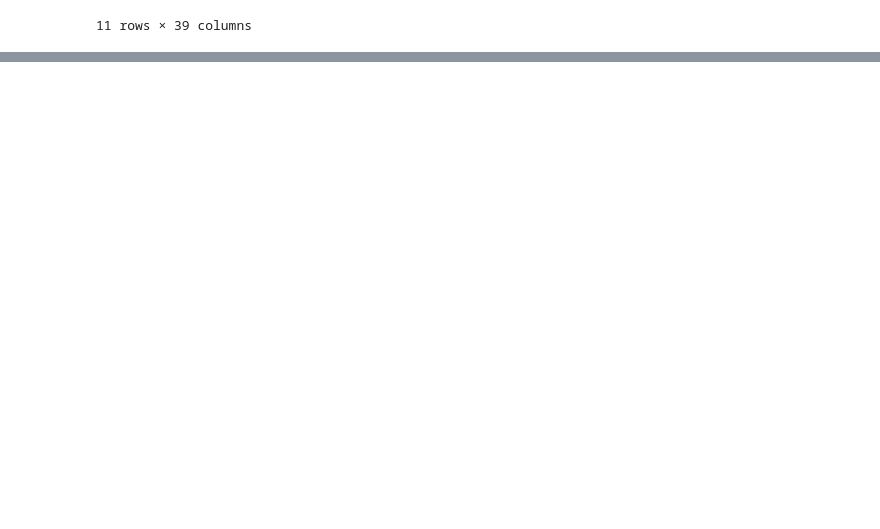
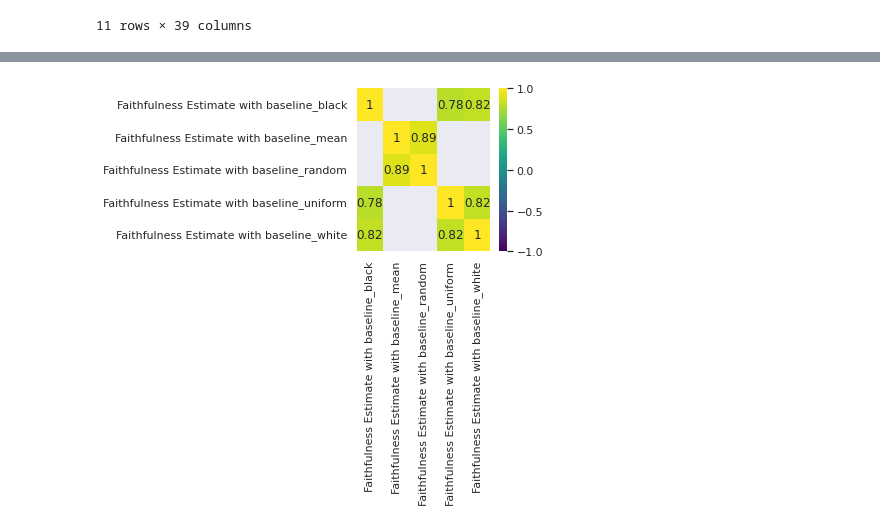
Before and after one commit to multitel-ai/Evaluation-XAI-Metrics-GD6-TRAIL, a Jupyter notebook: XAI_analysis_correlations_avg_aggreg.ipynb, the cells around one changed output, grey strips where cells are left out. Saved outputs shown, nothing was run; the diff lists cells and outputs as text; code cells hidden in the pictures; blank space fills up the shorter version.

Commit message:
add corr matrices for metrics with different baselines

```diff
--- a/XAI_analysis_correlations_avg_aggreg.ipynb
+++ b/XAI_analysis_correlations_avg_aggreg.ipynb
@@ -260,19 +216,30 @@ plt.show()
+# %%
+tau_values, p_values = compute_kendau_tau(dico_ranks, metrics_with_baselines)
 # %%
-# Correlation Matrix with only significative values (Holm Correction)
-from statsmodels.stats.multitest import multipletests
-
-p_values_flattened = [p_value for sublist in p_values for p_value in sublist]
-reject, pvals_corrected, _, alphacBonf = multipletests(p_values_flattened,
-                                                       alpha=0.05,
-                                                       method='holm')
-
-sn.heatmap(tau_values,
+def plot_corr_matrix(tau_values, p_values, labels, masked=False, show=True, save=False, path='', fig_size=(23.4,16.54)):
+    sn.set(rc={'figure.figsize': fig_size})
+    if masked:
+        p_values_flattened = [p_value for sublist in p_values for p_value in sublist]
+        reject, _, _, _ = multipletests(p_values_flattened, alpha=0.05, method='holm')
+        sn.heatmap(tau_values,
+                   annot=True,
+                   vmin=-1,
+                   vmax=1,
+                   xticklabels=labels,
+                   yticklabels=labels,
+                   mask=np.invert(reject).reshape((len(labels),len(labels))),
+                   cmap='viridis')
+    else:
+        sn.heatmap(tau_values,
            annot=True,
            vmin=-1,
            vmax=1,
-           xticklabels=metrics_with_baselines,
-           yticklabels=metrics_with_baselines,
-           mask=np.invert(reject).reshape((len(metrics_with_baselines),len(metrics_with_baselines))),
+           xticklabels=labels,
+           yticklabels=labels,
            cmap='viridis')
-plt.savefig('./results/corr_matrix_avg_aggreg_holm_corr.png')
-plt.show()
+
+    if save:
+        plt.savefig(path, bbox_inches='tight')
+    if show:
+        plt.show()
+    plt.close()
@@ -280,0 +255,7 @@ plt.show()
+# %%
+selected_metrics = [m for m in metrics_with_baselines if 'Faithfulness Estimate' in m]
+selected_tau_values, selected_p_values = compute_kendau_tau(dico_ranks, selected_metrics)
+plot_corr_matrix(selected_tau_values, selected_p_values, selected_metrics, masked=True, save=True,
+                 path='./results/corr_matrix_avg_aggreg_holm_corr_faithfulness_estimate.png', fig_size=(3,3))
+# %% [output]
+[figure, added]
```
Also changed, not shown: parts of 13 cells of this notebook, 15 other files.
